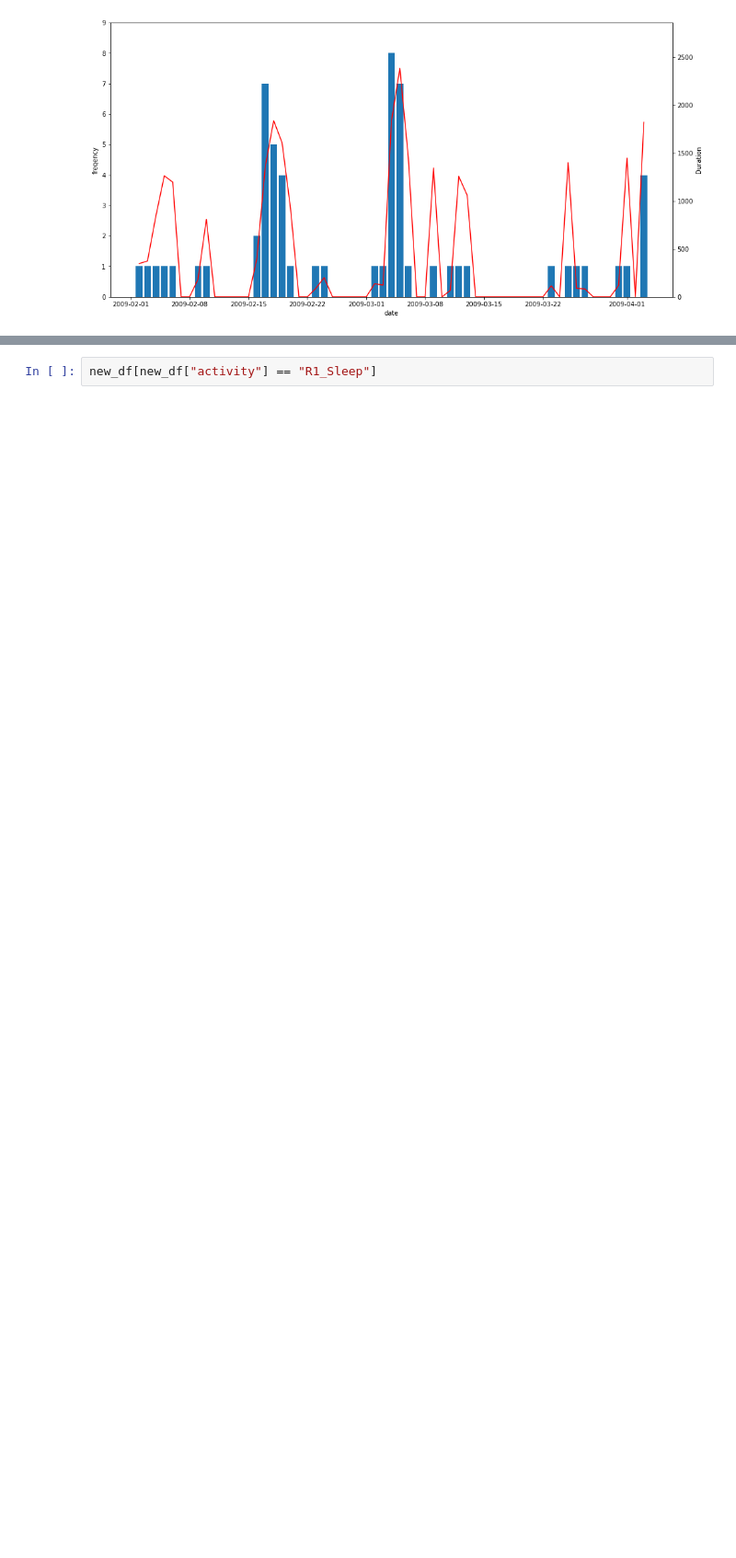
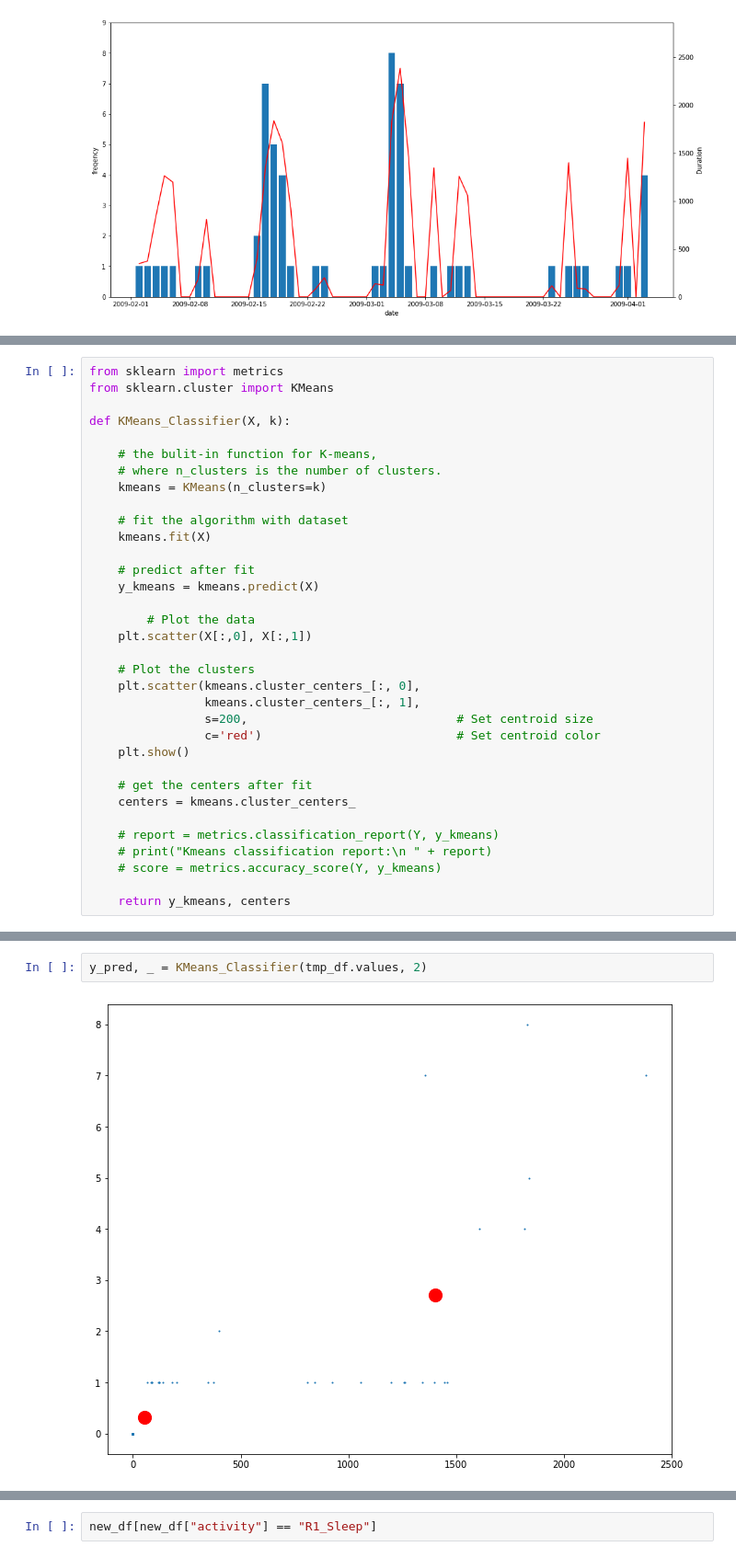
Before and after one commit to wendiganyu/IOTPhase2, a Jupyter notebook: ActivityStatisticsAndForecast.ipynb, the cells around one changed output, grey strips where cells are left out. Shown: that part at 92% size. Cells and saved outputs as stored; diff of their text form; blank space fills up the shorter version.

```diff
--- a/ActivityStatisticsAndForecast.ipynb
+++ b/ActivityStatisticsAndForecast.ipynb
@@ -352,0 +351,34 @@ new_df["sum"] =
+# %%
+from sklearn import metrics
+from sklearn.cluster import KMeans
+
+def KMeans_Classifier(X, k):
+
+    # the bulit-in function for K-means,
+    # where n_clusters is the number of clusters.
+    kmeans = KMeans(n_clusters=k)
+
+    # fit the algorithm with dataset
+    kmeans.fit(X)
+
+    # predict after fit
+    y_kmeans = kmeans.predict(X)
+
+        # Plot the data
+    plt.scatter(X[:,0], X[:,1])
+
+    # Plot the clusters
+    plt.scatter(kmeans.cluster_centers_[:, 0],
+                kmeans.cluster_centers_[:, 1],
+                s=200,                             # Set centroid size
+                c='red')                           # Set centroid color
+    plt.show()
+
+    # get the centers after fit
+    centers = kmeans.cluster_centers_
+
+    # report = metrics.classification_report(Y, y_kmeans)
+    # print("Kmeans classification report:\n " + report)
+    # score = metrics.accuracy_score(Y, y_kmeans)
+
+    return y_kmeans, centers
@@ -352,0 +405,4 @@ new_df["sum"] =
+# %%
+y_pred, _ = KMeans_Classifier(tmp_df.values, 2)
+# %% [output]
+[figure, added]
```
Also changed, not shown: parts of 5 cells of this notebook, 2 other files.
